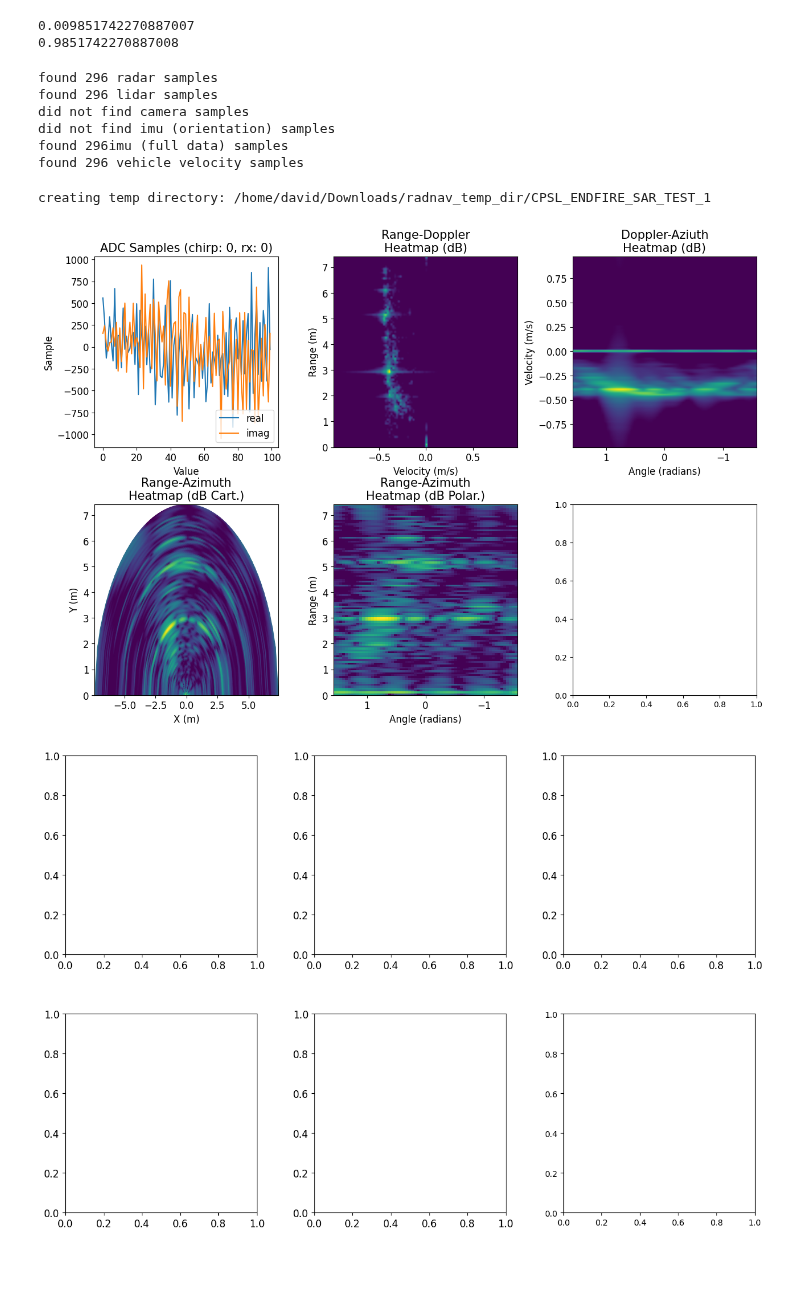
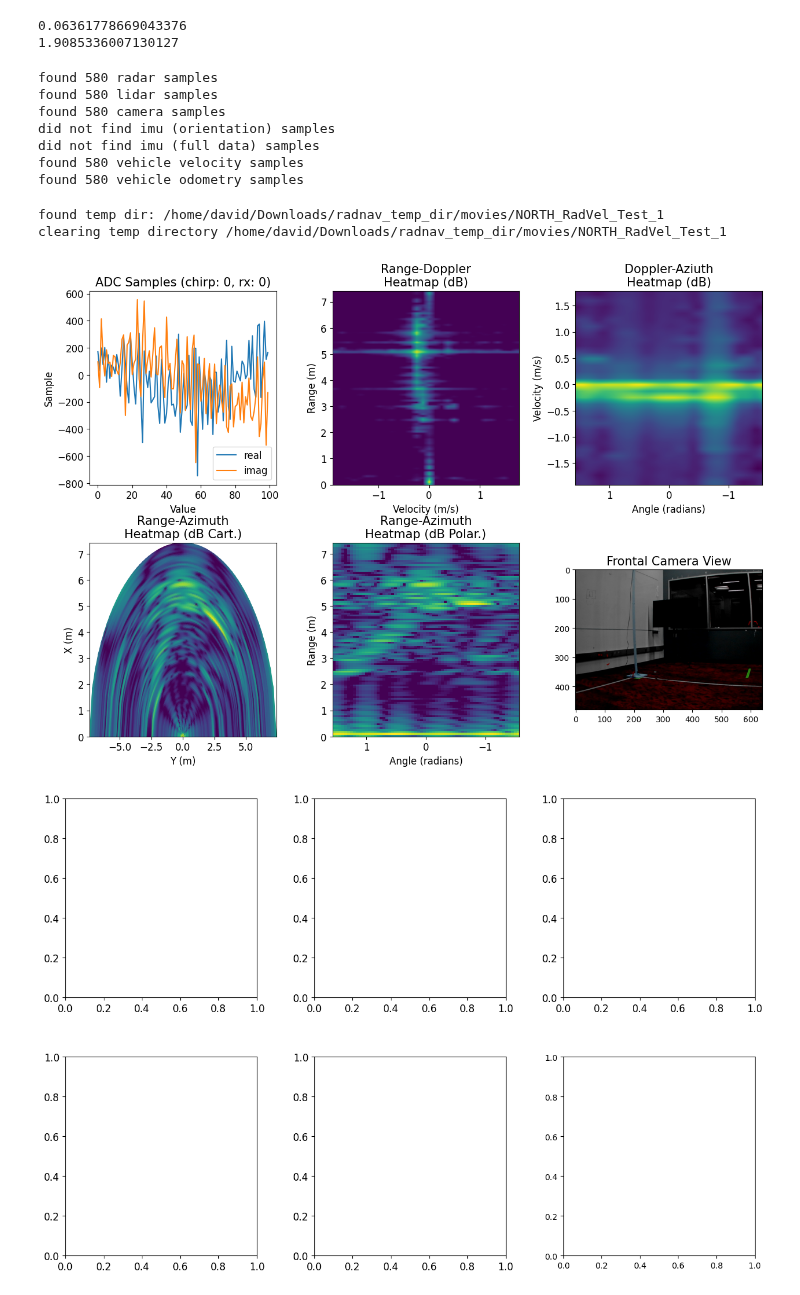
Before and after one commit to davidmhunt/mmwave_radar_processing, a Jupyter notebook: notebooks/testing_static_arrays_endfire_cfg.ipynb, the cells around one changed output. Cells and saved outputs as stored; diff of their text form; code cells hidden in the pictures; blank space fills up the shorter version.

```diff
--- a/notebooks/testing_static_arrays_endfire_cfg.ipynb
+++ b/notebooks/testing_static_arrays_endfire_cfg.ipynb
@@ -22,18 +22,18 @@ from mmwave_radar_processing.plotting.movies_mmWave_data import MovieGeneratorMm
 # %%
 cfg_manager = ConfigManager()
 
-cfg_path = os.path.join(CONFIG_DIRECTORY,"RadSAR.cfg")
+cfg_path = os.path.join(CONFIG_DIRECTORY,"RadVel.cfg")
 # cfg_path = os.path.join(CONFIG_DIRECTORY,"RadSAR_2_sr.cfg")
 cfg_manager.load_cfg(cfg_path)
 cfg_manager.compute_radar_perforance(profile_idx=0)
 print(cfg_manager.vel_res_m_s)
 print(cfg_manager.vel_max_m_s)
 # %% [output]
-0.009851742270887007
-0.9851742270887008
+0.06361778669043376
+1.9085336007130127
 # %%
 #load the dataset
-dataset_name = "CPSL_ENDFIRE_SAR_TEST_1"
+dataset_name = "NORTH_RadVel_Test_1"
 dataset_path = os.path.join(DATASET_PATH,dataset_name)
 # dataset_name = "RadSAR_2_CPSL"
 # dataset_path = os.path.join(DATASET_PATH,os.pardir,"RadSAR",dataset_name)
@@ -44,15 +44,17 @@ dataset = CpslDS(
     camera_folder="camera",
     imu_orientation_folder="imu_orientation", #not implemented
     imu_full_folder="imu_data",
-    vehicle_vel_folder="vehicle_vel"
+    vehicle_vel_folder="vehicle_vel",
+    vehicle_odom_folder="vehicle_odom"
 )
 # %% [output]
-found 296 radar samples
-found 296 lidar samples
-did not find camera samples
+found 580 radar samples
+found 580 lidar samples
+found 580 camera samples
 did not find imu (orientation) samples
-found 296imu (full data) samples
-found 296 vehicle velocity samples
+did not find imu (full data) samples
+found 580 vehicle velocity samples
+found 580 vehicle odometry samples
 # %%
 #load the plotter
 plotter = PlotterMmWaveData(config_manager=cfg_manager)
@@ -87,37 +89,44 @@ movie_generator = MovieGeneratorMmWaveData(
     temp_dir_path=os.path.join(os.getenv("MOVIE_TEMP_DIRECTORY"),dataset_name)
 )
 # %% [output]
-creating temp directory: /home/david/Downloads/radnav_temp_dir/CPSL_ENDFIRE_SAR_TEST_1
+found temp dir: /home/david/Downloads/radnav_temp_dir/movies/NORTH_RadVel_Test_1
+clearing temp directory /home/david/Downloads/radnav_temp_dir/movies/NORTH_RadVel_Test_1
 # %%
 #for getting access to the adc cube
-adc_cube = dataset.get_radar_data(idx=200)
+idx=200
+adc_cube = dataset.get_radar_data(idx)
 
 adc_cube = virtual_array_reformatter.process(adc_cube)
 
 #for computing the raw responses
 rng_az_resp = range_az_processor.process(adc_cube=adc_cube,chirp_idx=0)
 rng_dop_resp = range_doppler_processor.process(adc_cube=adc_cube,rx_idx=0)
 dop_az_resp = doppler_azimuth_processor.process(adc_cube=adc_cube)
 
+try:
+    camera_view = dataset.get_camera_frame(idx)
+except AssertionError:
+    camera_view = np.empty(shape=(0))
 
 #for generating a compilation of plots
 fig,axs=plt.subplots(2,3, figsize=(15,10))
 fig.subplots_adjust(wspace=0.3,hspace=0.30)
 
 plotter.plot_compilation(
     adc_cube=adc_cube,
     range_doppler_processor=range_doppler_processor,
     range_azimuth_processor=range_az_processor,
     doppler_azimuth_processor=doppler_azimuth_processor,
+    camera_view=camera_view,
     convert_to_dB=True,
     cmap="viridis",
     chirp_idx=0,
     rx_antenna_idx=0,
     axs=axs,
     show=True
 )
 # %% [output]
-[figure, old version]
+[figure, new version]
 # %%
 #generate the movie - initialize the figure
 movie_generator.initialize_figure(nrows=2,ncols=3,figsize=(15,10))
```
Also changed, not shown: parts of 1 cell of this notebook, 7 other files.
